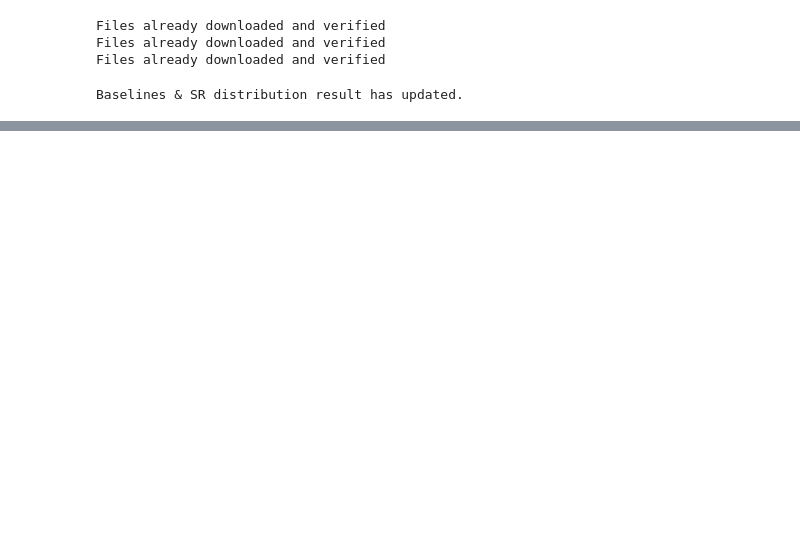
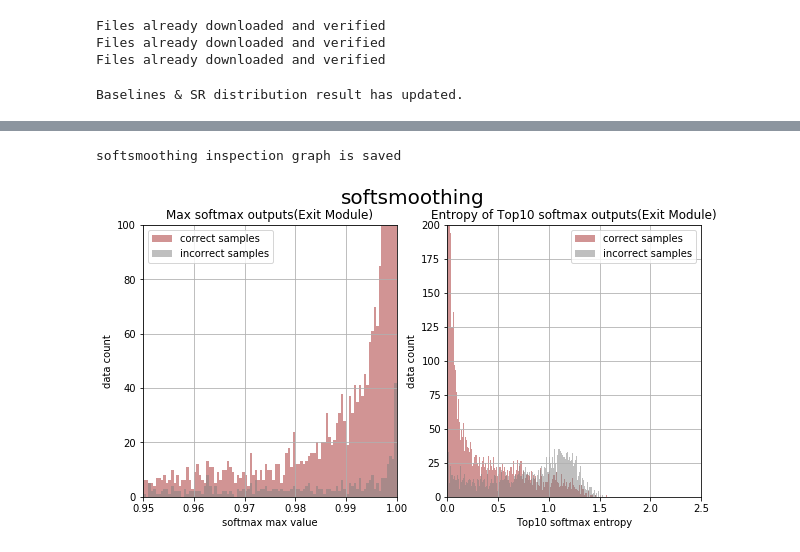
Before and after one commit to Lee-Gihun/AdaptiveComp, a Jupyter notebook: Inspector.ipynb, the cells around one changed output, grey strips where cells are left out. Cells and saved outputs as stored; diff of their text form; code cells hidden in the pictures; blank space fills up the shorter version.

```diff
--- a/Inspector.ipynb
+++ b/Inspector.ipynb
@@ -417,0 +595,5 @@ Starting Grid Inspection...
+# %%
+logit_plotter(result_dict['max_sr_dist_1'], result_dict['entropy_dist_1'], name='softsmoothing')
+# %% [output]
+softsmoothing inspection graph is saved
+[figure, added]
```
Also changed, not shown: parts of 10 cells of this notebook, 3 other files.
